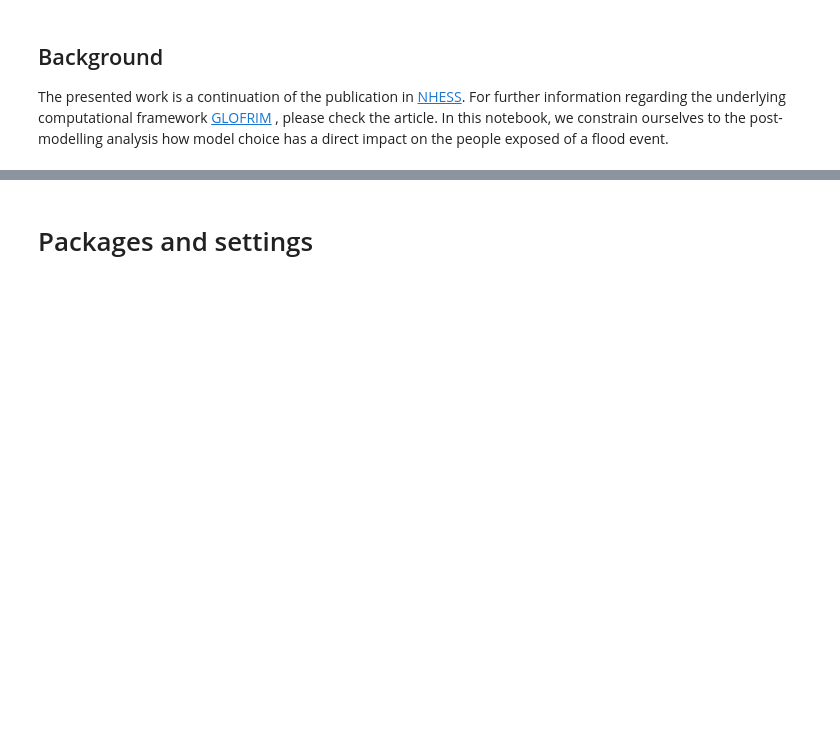
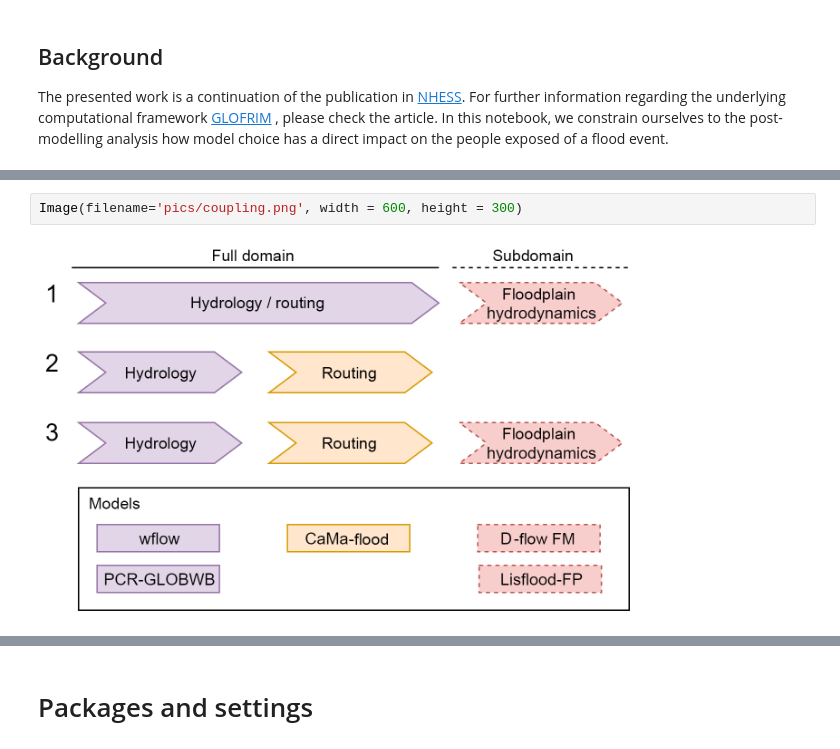
Before and after one commit to JannisHoch/floodImpact, a Jupyter notebook: analysis.ipynb, the cells around one changed output, grey strips where cells are left out. Cells and saved outputs as stored; diff of their text form; blank space fills up the shorter version.

```diff
--- a/analysis.ipynb
+++ b/analysis.ipynb
@@ -53,6 +59,10 @@ The original spatial resolution of the models differs, with Lisflood-FP having t
 In a first check, we determine the accuracy of the simulated flood extent (note, this was already down in the above-mentioned NHESS publication).
 
 Once we have an estimate how good the models match observations, we continue with overlying the simulated flood extents with population data from the [WorldPOP](https://www.worldpop.org/) project. As a result, we obtain the number of people affected for this flood extent and a first-order idea how model selection influences this estimate.
+# %%
+Image(filename='pics/coupling.png', width = 600, height = 300)
+# %% [output]
+[figure, added]
 # %% [markdown]
 ### Case study
 
```
Also changed, not shown: parts of 22 cells of this notebook, 7 other files.
